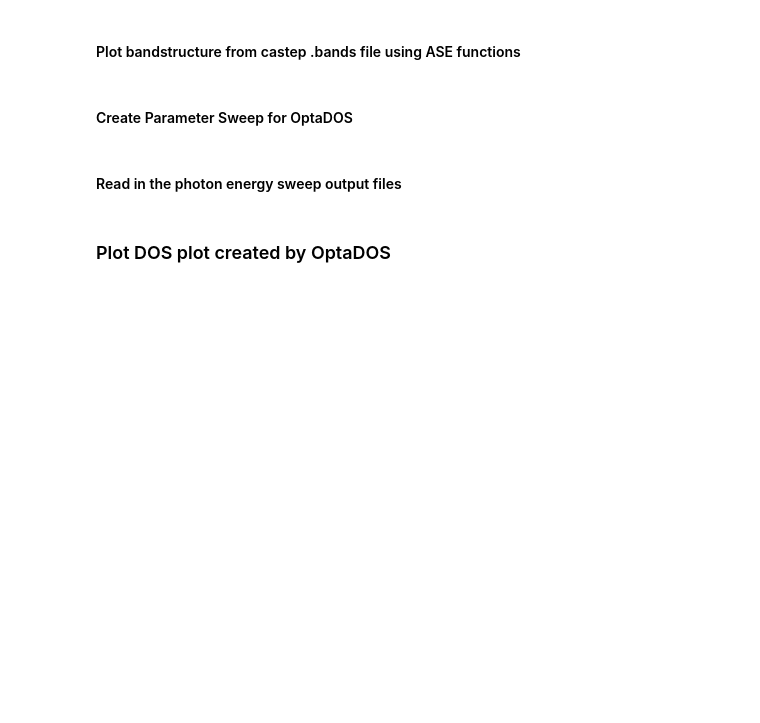
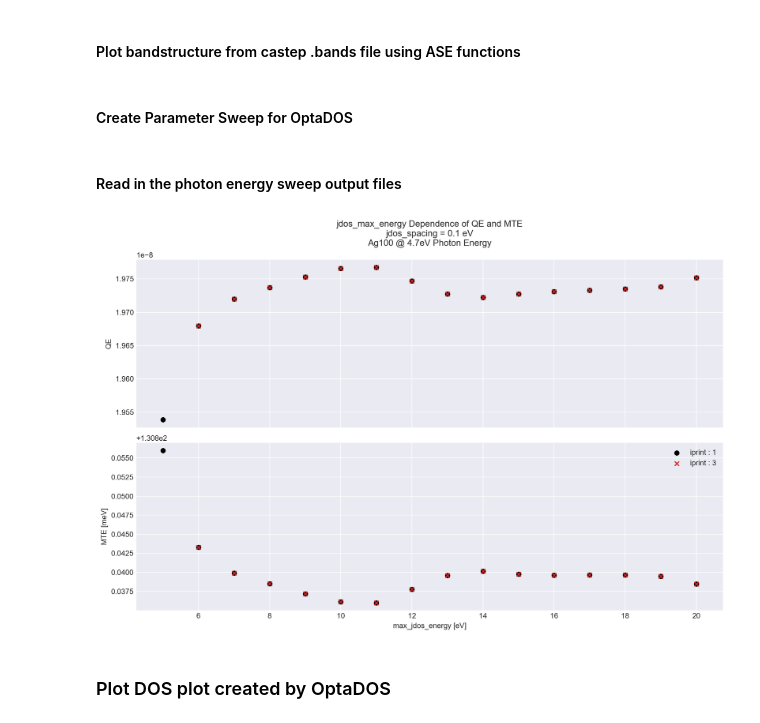
Before and after one commit to wuppersaver/photoemission, a Jupyter notebook: Plotting.ipynb, the cells around one changed output. Saved outputs shown, nothing was run; the diff lists cells and outputs as text; code cells hidden in the pictures; blank space fills up the shorter version.

```diff
--- a/Plotting.ipynb
+++ b/Plotting.ipynb
@@ -627 +701,17 @@ plt.savefig('./structures/plots/Cu100_rerun_exp_comp_excess_energy_.png',dpi=200
+# %%
+directory = './od_test/jdos_spacing_0.1/iprint_1/'
+directory_2 = './od_test/jdos_spacing_0.1/iprint_3/'
+jdos = range(5,21,1)
+jdos2 = range(6,21,1)
+title = 'jdos_max_energy Dependence of QE and MTE\njdos_spacing = 0.1 eV\nAg100 @ 4.7eV Photon Energy, iprint level : 3\n'
+title2 = 'jdos_max_energy Dependence of QE and MTE\njdos_spacing = 0.1 eV\nAg100 @ 4.7eV Photon Energy\n'
+fig,ax = make_plot(directory,jdos,title,label = 'iprint : 1')
+fig,ax = add_data(directory_2,jdos,title=title2,fig=fig,ax=ax,label='iprint : 3')
+handles, labels = plt.gca().get_legend_handles_labels()
+by_label = dict(zip(labels, handles))
+plt.legend(by_label.values(), by_label.keys())
+plt.tight_layout()
+plt.savefig('./structures/plots/Ag100_fine_grid_jdos_point1_max_energy_dependence_comp.png')
+# %% [output]
+[figure, added]
 # %%
```
Also changed, not shown: parts of 7 cells of this notebook, 2 other files.
